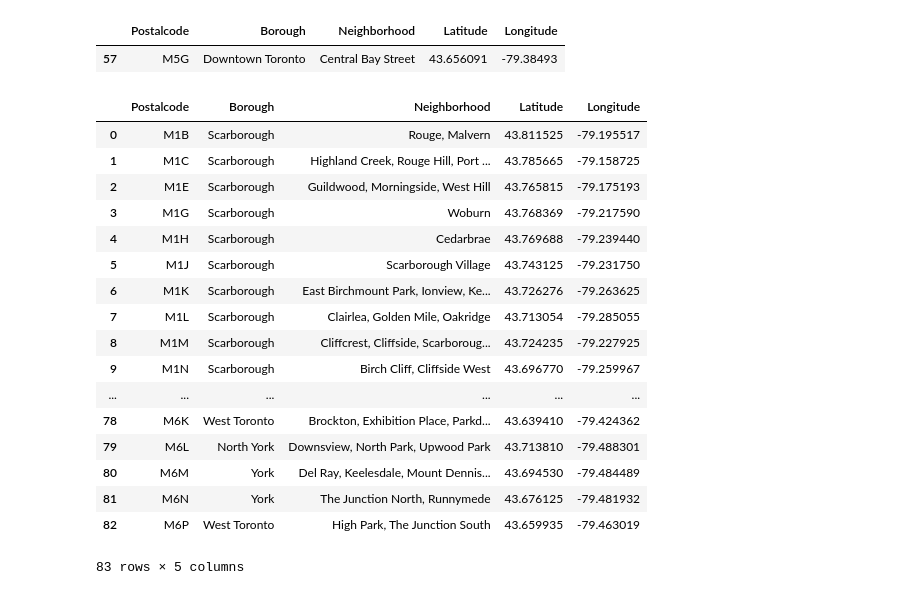
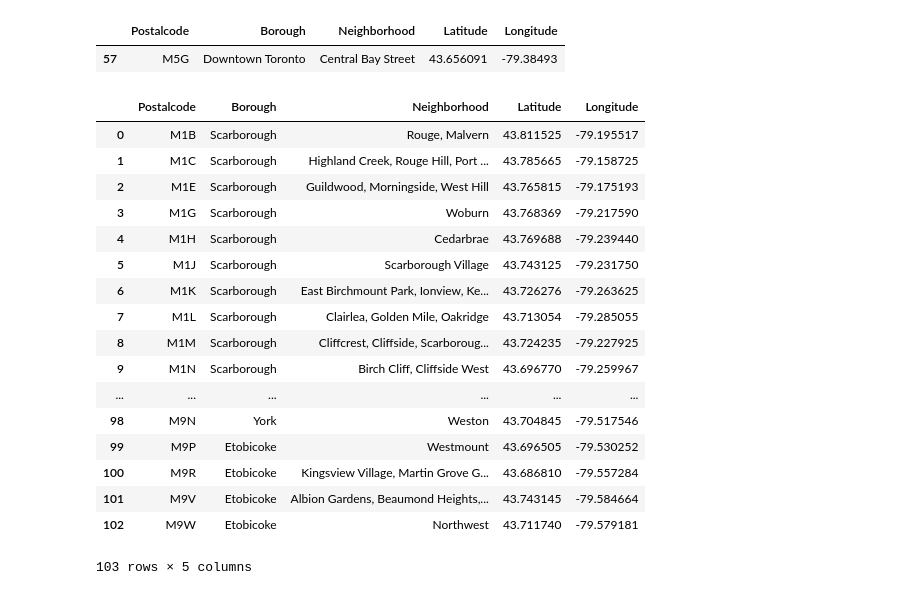
Before and after one commit to Aktug2586/Coursera_Capstone, a Jupyter notebook: Neighborhoods in Toronto -2.ipynb, the cells around one changed output. Cells and saved outputs as stored; diff of their text form; code cells hidden in the pictures.

```diff
--- a/Neighborhoods in Toronto -2.ipynb
+++ b/Neighborhoods in Toronto -2.ipynb
@@ -58,25 +74,25 @@ df[df.Postalcode == 'M5G']
 # %% [output]
 |  | Postalcode | Borough | Neighborhood | Latitude | Longitude |
 | 57 | M5G | Downtown Toronto | Central Bay Street | 43.656091 | -79.38493 |
-# %%
-df.head(40-60)
-# %% [output]
-|  | Postalcode | Borough | Neighborhood | Latitude | Longitude |
-| 0 | M1B | Scarborough | Rouge, Malvern | 43.811525 | -79.195517 |
-| 1 | M1C | Scarborough | Highland Creek, Rouge Hill, Port ... | 43.785665 | -79.158725 |
-| 2 | M1E | Scarborough | Guildwood, Morningside, West Hill | 43.765815 | -79.175193 |
-| 3 | M1G | Scarborough | Woburn | 43.768369 | -79.217590 |
-| 4 | M1H | Scarborough | Cedarbrae | 43.769688 | -79.239440 |
-| 5 | M1J | Scarborough | Scarborough Village | 43.743125 | -79.231750 |
-| 6 | M1K | Scarborough | East Birchmount Park, Ionview, Ke... | 43.726276 | -79.263625 |
-| 7 | M1L | Scarborough | Clairlea, Golden Mile, Oakridge | 43.713054 | -79.285055 |
-| 8 | M1M | Scarborough | Cliffcrest, Cliffside, Scarboroug... | 43.724235 | -79.227925 |
-| 9 | M1N | Scarborough | Birch Cliff, Cliffside West | 43.696770 | -79.259967 |
-| ... | ... | ... | ... | ... | ... |
-| 78 | M6K | West Toronto | Brockton, Exhibition Place, Parkd... | 43.639410 | -79.424362 |
-| 79 | M6L | North York | Downsview, North Park, Upwood Park | 43.713810 | -79.488301 |
-| 80 | M6M | York | Del Ray, Keelesdale, Mount Dennis... | 43.694530 | -79.484489 |
-| 81 | M6N | York | The Junction North, Runnymede | 43.676125 | -79.481932 |
-| 82 | M6P | West Toronto | High Park, The Junction South | 43.659935 | -79.463019 |
-83 rows × 5 columns
+# %%
+df
+# %% [output]
+|  | Postalcode | Borough | Neighborhood | Latitude | Longitude |
+| 0 | M1B | Scarborough | Rouge, Malvern | 43.811525 | -79.195517 |
+| 1 | M1C | Scarborough | Highland Creek, Rouge Hill, Port ... | 43.785665 | -79.158725 |
+| 2 | M1E | Scarborough | Guildwood, Morningside, West Hill | 43.765815 | -79.175193 |
+| 3 | M1G | Scarborough | Woburn | 43.768369 | -79.217590 |
+| 4 | M1H | Scarborough | Cedarbrae | 43.769688 | -79.239440 |
+| 5 | M1J | Scarborough | Scarborough Village | 43.743125 | -79.231750 |
+| 6 | M1K | Scarborough | East Birchmount Park, Ionview, Ke... | 43.726276 | -79.263625 |
+| 7 | M1L | Scarborough | Clairlea, Golden Mile, Oakridge | 43.713054 | -79.285055 |
+| 8 | M1M | Scarborough | Cliffcrest, Cliffside, Scarboroug... | 43.724235 | -79.227925 |
+| 9 | M1N | Scarborough | Birch Cliff, Cliffside West | 43.696770 | -79.259967 |
+| ... | ... | ... | ... | ... | ... |
+| 98 | M9N | York | Weston | 43.704845 | -79.517546 |
+| 99 | M9P | Etobicoke | Westmount | 43.696505 | -79.530252 |
+| 100 | M9R | Etobicoke | Kingsview Village, Martin Grove G... | 43.686810 | -79.557284 |
+| 101 | M9V | Etobicoke | Albion Gardens, Beaumond Heights,... | 43.743145 | -79.584664 |
+| 102 | M9W | Etobicoke | Northwest | 43.711740 | -79.579181 |
+103 rows × 5 columns
 # %%
```
Also changed, not shown: parts of 4 cells of this notebook.
